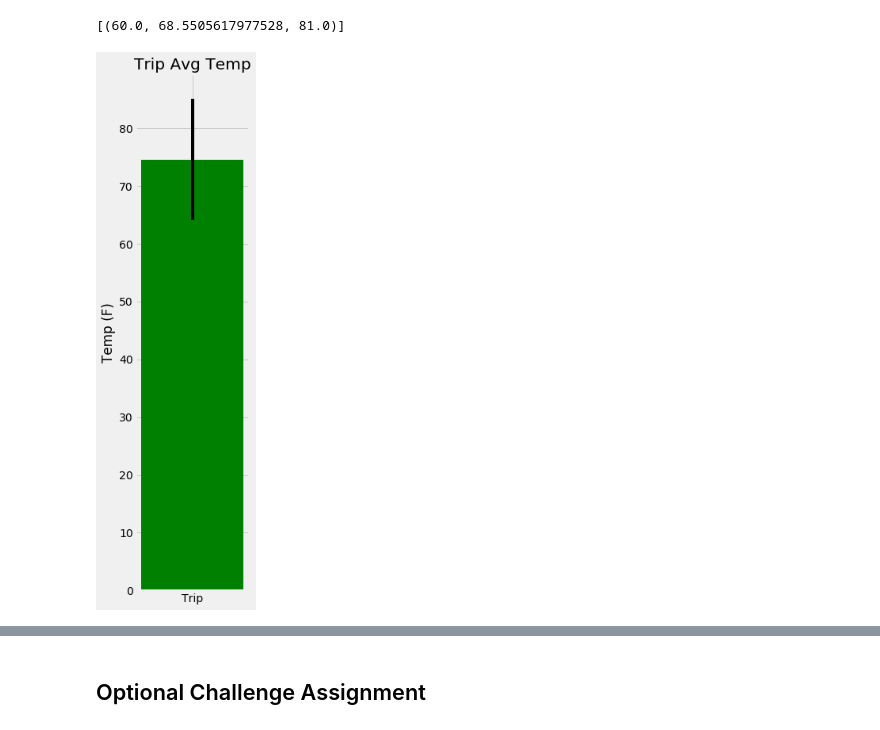
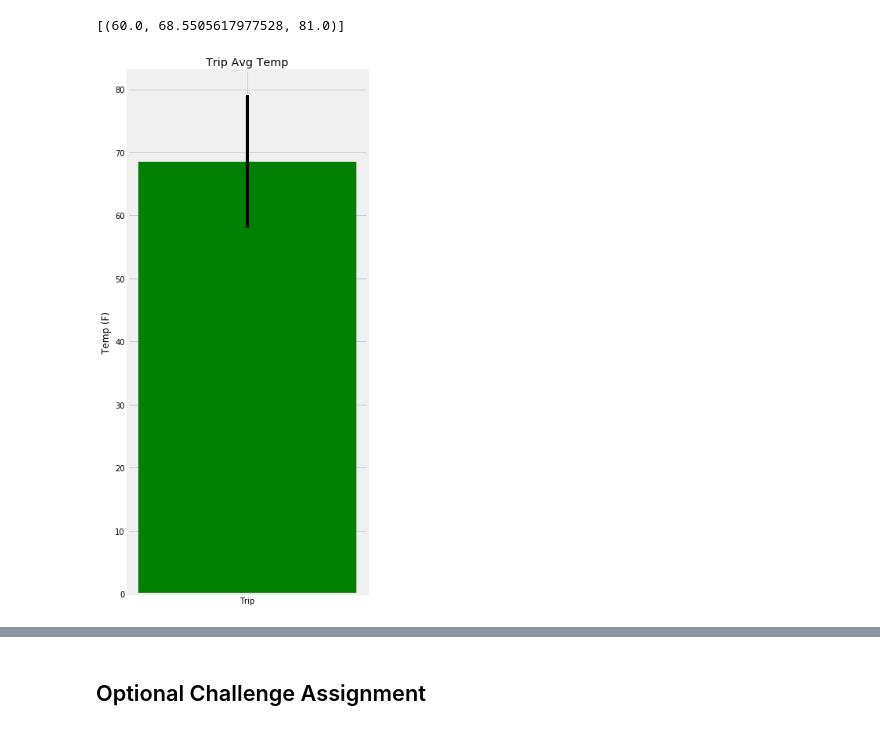
Before and after one commit to zuhair21993/sqlalchemy-challenge, a Jupyter notebook: Instructions/climate_starter.ipynb, the cells around one changed output, grey strips where cells are left out. Saved outputs shown, nothing was run; the diff lists cells and outputs as text; code cells hidden in the pictures.

```diff
--- a/Instructions/climate_starter.ipynb
+++ b/Instructions/climate_starter.ipynb
@@ -163,23 +163,23 @@ val = (calc_temps(trip_start_date, trip_end_date))
 # %%
 # Plot the results from your previous query as a bar chart.
 # Use "Trip Avg Temp" as your Title
 # Use the average temperature for the y value
 # Use the peak-to-peak (tmax-tmin) value as the y error bar (yerr)
 
 tavg = val[0][1]
 tmax = val[0][2]
 tmin = val[0][0]
 err = (tmax - tmin) / 2
 
-plt.figure(figsize=(3,10))
-plt.bar("Trip", avg, yerr=err, width=0.4, color='green')
+plt.figure(figsize=(5,10))
+plt.bar("Trip", tavg, yerr=err, width = 0.1, color='green')
 plt.title("Trip Avg Temp")
 plt.ylabel("Temp (F)")
 plt.tight_layout()
 plt.savefig("Images/trip_bar.png")
 plt.show()
 # %% [output]
-[figure, old version]
+[figure, new version]
 # %%
 # Calculate the total amount of rainfall per weather station for your trip dates using the previous year's matching dates.
 # Sort this in descending order by precipitation amount and list the station, name, latitude, longitude, and elevation
```
Also changed, not shown: parts of 6 cells of this notebook, 1 other file.
